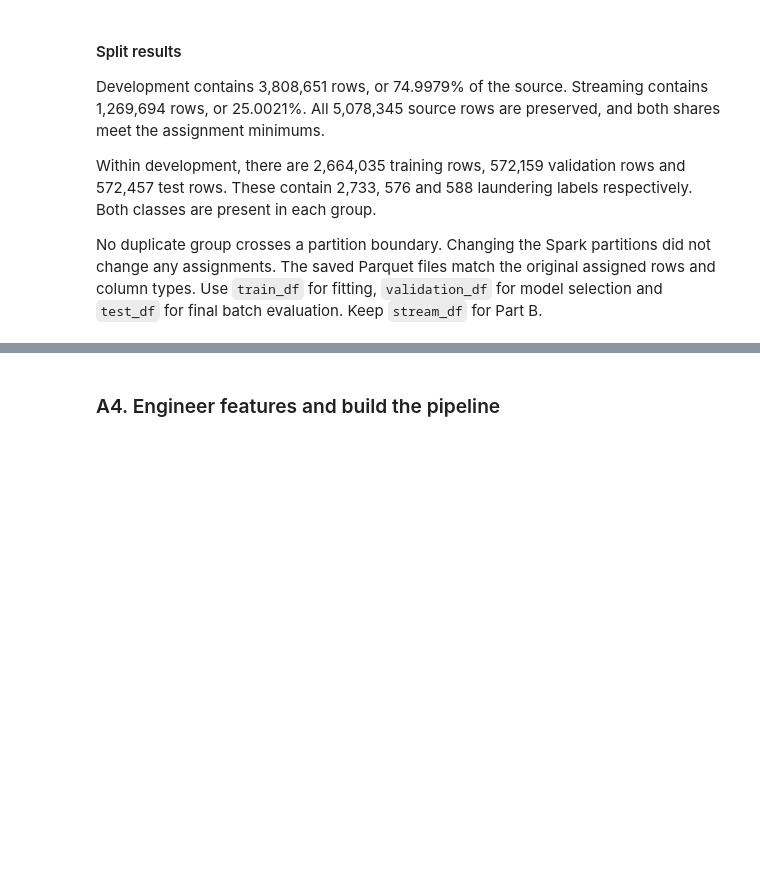
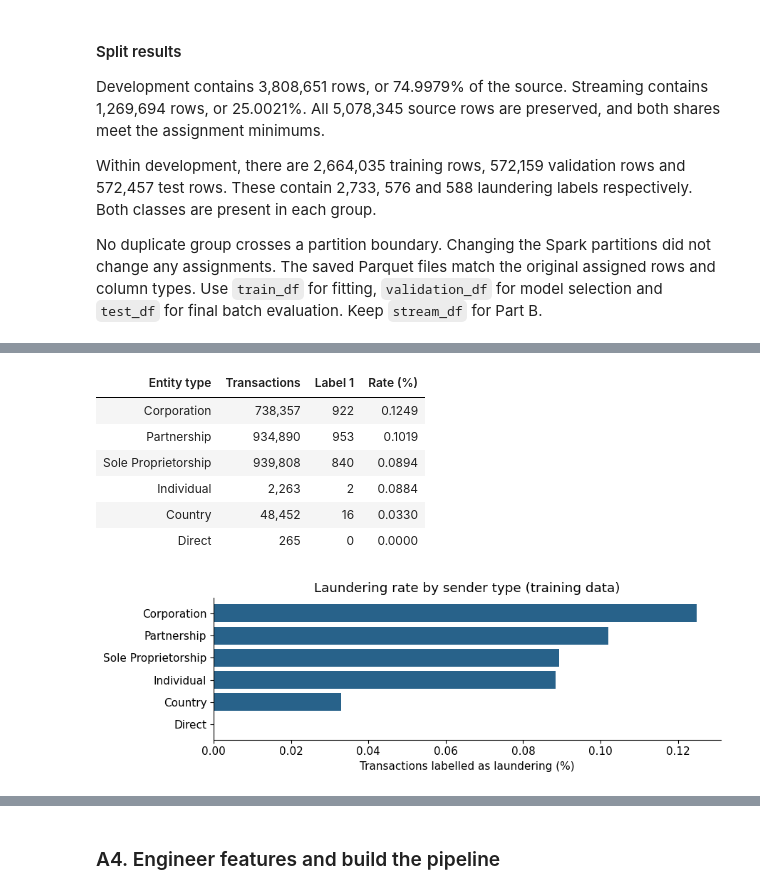
Before and after one commit to tung-lechu/assessment2-aml, a Jupyter notebook: assessment2.ipynb, the cells around one changed output, grey strips where cells are left out. Saved outputs shown, nothing was run; the diff lists cells and outputs as text; code cells hidden in the pictures; blank space fills up the shorter version.

```diff
--- a/assessment2.ipynb
+++ b/assessment2.ipynb
@@ -647,0 +713,30 @@ No duplicate group crosses a partition boundary. Changing the Spark partitions d
+# %%
+import numpy as np
+import pandas as pd
+import seaborn as sns
+import matplotlib.pyplot as plt
+
+BLUE, ORANGE = "#28628A", "#B75B26"
+plt.rcParams.update({"font.size": 11, "axes.spines.top": False, "axes.spines.right": False})
+FIGURE_DIR = PROJECT_ROOT / ".runtime/figures"
+FIGURE_DIR.mkdir(parents=True, exist_ok=True)
+
+
+def save_plot(filename):
+    plt.tight_layout()
+    plt.savefig(FIGURE_DIR / filename, dpi=150, bbox_inches="tight")
+    plt.show()
+    plt.close()
+
+
+def plot_rates(rows, column, title, filename):
+    show_table([column.replace("_", " ").capitalize(), "Transactions", "Label 1", "Rate (%)"], [
+        (r[column], f"{r['transactions']:,}", f"{r['positives']:,}", f"{r['rate']:.4f}")
+        for r in rows
+    ])
+    plt.figure(figsize=(9, max(3, len(rows) * 0.4)))
+    plt.barh([r[column] for r in rows], [r["rate"] for r in rows], color=BLUE)
+    plt.gca().invert_yaxis()
+    plt.title(title + " (training data)")
+    plt.xlabel("Transactions labelled as laundering (%)")
+    save_plot(filename)
@@ -647,0 +746,21 @@ No duplicate group crosses a partition boundary. Changing the Spark partitions d
+# %%
+sender_types = accounts.select(
+    F.col("bank_id").alias("from_bank"), F.col("account_number").alias("sender_account"),
+    F.trim(F.regexp_replace("entity_name", r"\s*#.*$", "")).alias("entity_type"),
+)
+sender_training = train_df.join(sender_types, ["from_bank", "sender_account"], "left")
+entity_rows = sender_training.groupBy("entity_type").agg(
+    F.count("*").alias("transactions"), F.sum("is_laundering").alias("positives"),
+    (100 * F.avg("is_laundering")).alias("rate"),
+).orderBy(F.desc("rate")).collect()
+assert all(r.entity_type for r in entity_rows)
+plot_rates(entity_rows, "entity_type", "Laundering rate by sender type", "sender_entities.png")
+# %% [output]
+| Entity type | Transactions | Label 1 | Rate (%) |
+| Corporation | 738,357 | 922 | 0.1249 |
+| Partnership | 934,890 | 953 | 0.1019 |
+| Sole Proprietorship | 939,808 | 840 | 0.0894 |
+| Individual | 2,263 | 2 | 0.0884 |
+| Country | 48,452 | 16 | 0.0330 |
+| Direct | 265 | 0 | 0.0000 |
+[figure, added]
```
Also changed, not shown: parts of 54 cells of this notebook, 3 other files.
